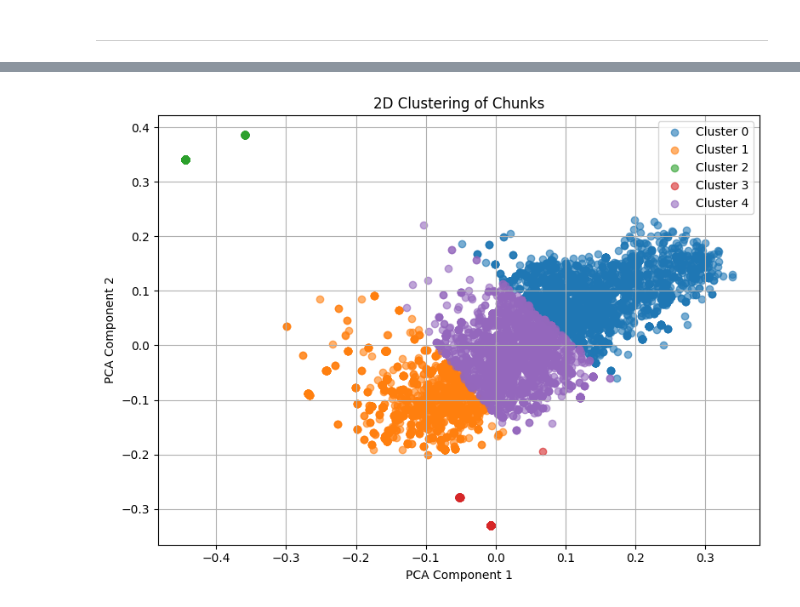
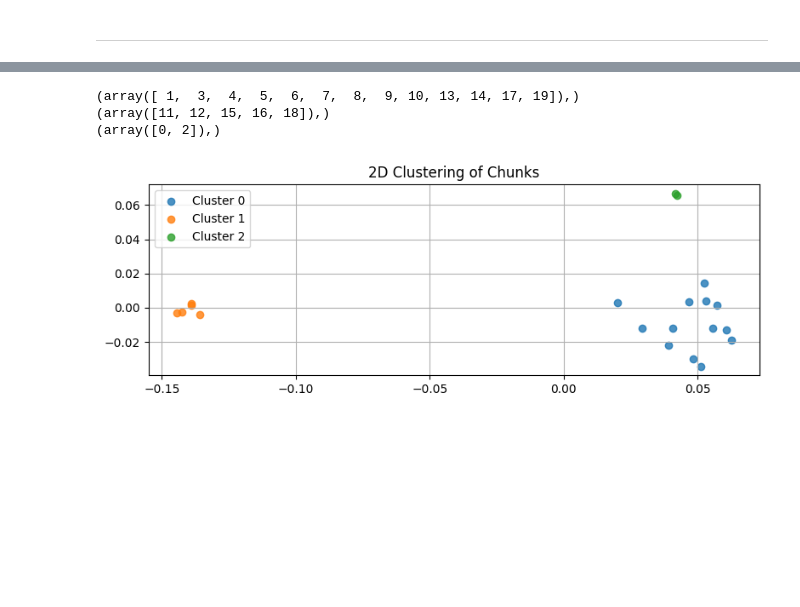
Before and after one commit to tobiaswuerth/rolling_embedding, a Jupyter notebook: playground_7_rolling_embedding.ipynb, the cells around one changed output, grey strips where cells are left out. Drawn from its saved outputs; the diff is of its cells as text; code cells hidden in the pictures; blank space fills up the shorter version.

```diff
--- a/playground_7_rolling_embedding.ipynb
+++ b/playground_7_rolling_embedding.ipynb
@@ -440,11 +440,15 @@ Plotting chunk size 1
 ---
 # %%
 chunk_size = 1
-chunks_cow = chunk_text(papers_cow[0], size=chunk_size)
-embeddings_cow = model.encode(chunks_cow, batch_size=1024)
-chunks_blackhole = chunk_text(papers_blackhole[0], size=chunk_size)
-embeddings_blackhole = model.encode(chunks_blackhole, batch_size=1024)
-
+batch_size = min(32768 // chunk_size + 1, 1024)
+embeddings_cow = np.vstack([
+    np.mean(model.encode(chunk_text(paper, size=chunk_size, hard_cut=True), batch_size=batch_size), axis=0)
+    for paper in papers_cow
+])
+embeddings_blackhole = np.vstack([
+    np.mean(model.encode(chunk_text(paper, size=chunk_size, hard_cut=True), batch_size=batch_size), axis=0)
+    for paper in papers_blackhole
+])
 all_embeddings = np.vstack([embeddings_cow, embeddings_blackhole])
 reducer = PCA(n_components=2, random_state=42)
 embedding_2d = reducer.fit_transform(all_embeddings)
@@ -461,25 +455,26 @@ array([[ 0.08059869,  0.00752913],
 # %%
 from sklearn.cluster import KMeans
 import numpy as np
+import matplotlib.pyplot as plt
 
 # Cluster
-N = 5
+N = 3
 kmeans = KMeans(n_clusters=N, random_state=42)
 labels = kmeans.fit_predict(embedding_2d)
 
-import matplotlib.pyplot as plt
-
-plt.figure(figsize=(8, 6))
+plt.figure(figsize=(8,3))
 for cluster_id in range(N):
     indices = np.where(labels == cluster_id)
-    plt.scatter(embedding_2d[indices, 0], embedding_2d[indices, 1], label=f'Cluster {cluster_id}', alpha=0.6)
+    print(indices)
+    plt.scatter(embedding_2d[indices, 0], embedding_2d[indices, 1], label=f'Cluster {cluster_id}', alpha=0.8)
 
 plt.title("2D Clustering of Chunks")
-plt.xlabel("PCA Component 1")
-plt.ylabel("PCA Component 2")
 plt.legend()
 plt.grid(True)
 plt.tight_layout()
 plt.show()
 # %% [output]
+(array([ 1,  3,  4,  5,  6,  7,  8,  9, 10, 13, 14, 17, 19]),)
+(array([11, 12, 15, 16, 18]),)
+(array([0, 2]),)
-[figure, old version]
+[figure, new version]
```
Also changed, not shown: parts of 9 cells of this notebook, 1 other file.
